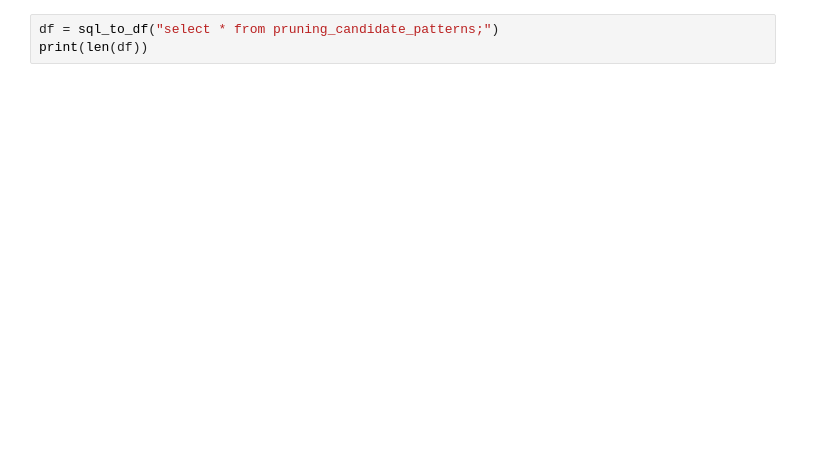
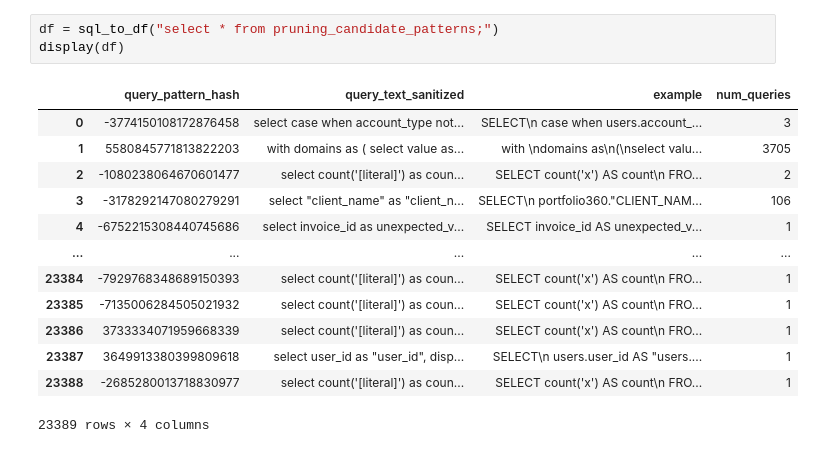
Before and after one commit to shwetank-kumar/optiml, a Jupyter notebook: notebooks/dev/cluster keys/cluster_key_processor.ipynb, the cells around one changed output. Cells and saved outputs as stored; diff of their text form; blank space fills up the shorter version.

```diff
--- a/notebooks/dev/cluster keys/cluster_key_processor.ipynb
+++ b/notebooks/dev/cluster keys/cluster_key_processor.ipynb
@@ -113,3 +201,17 @@ for s in prep:
 # %%
 df = sql_to_df("select * from pruning_candidate_patterns;")
-print(len(df))
+display(df)
+# %% [output]
+|  | query_pattern_hash | query_text_sanitized | example | num_queries |
+| 0 | -3774150108172876458 | select case when account_type not... | SELECT\n case when users.account_... | 3 |
+| 1 | 5580845771813822203 | with domains as ( select value as... | with \ndomains as\n(\nselect valu... | 3705 |
+| 2 | -1080238064670601477 | select count('[literal]') as coun... | SELECT count('x') AS count\n FRO... | 2 |
+| 3 | -3178292147080279291 | select "client_name" as "client_n... | SELECT\n portfolio360."CLIENT_NAM... | 106 |
+| 4 | -6752215308440745686 | select invoice_id as unexpected_v... | SELECT invoice_id AS unexpected_v... | 1 |
+| ... | ... | ... | ... | ... |
+| 23384 | -7929768348689150393 | select count('[literal]') as coun... | SELECT count('x') AS count\n FRO... | 1 |
+| 23385 | -7135006284505021932 | select count('[literal]') as coun... | SELECT count('x') AS count\n FRO... | 1 |
+| 23386 | 3733334071959668339 | select count('[literal]') as coun... | SELECT count('x') AS count\n FRO... | 1 |
+| 23387 | 3649913380399809618 | select user_id as "user_id", disp... | SELECT\n users.user_id AS "users.... | 1 |
+| 23388 | -2685280013718830977 | select count('[literal]') as coun... | SELECT count('x') AS count\n FRO... | 1 |
+23389 rows × 4 columns
```
Also changed, not shown: parts of 21 cells of this notebook, 11 other files.
